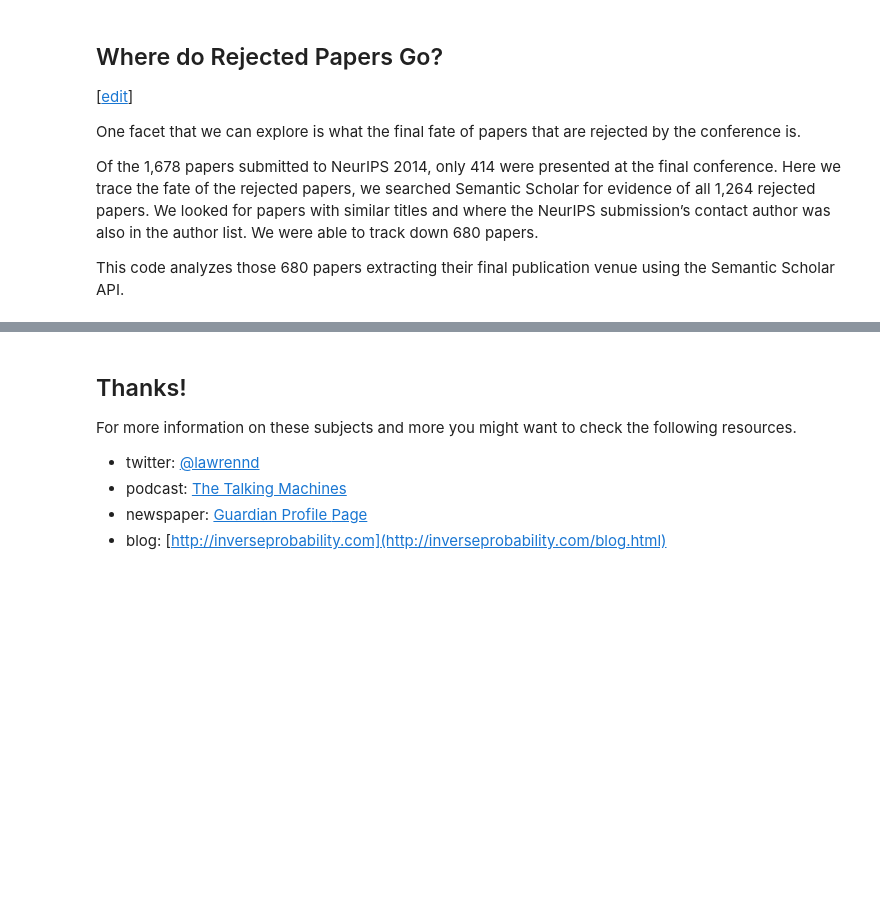
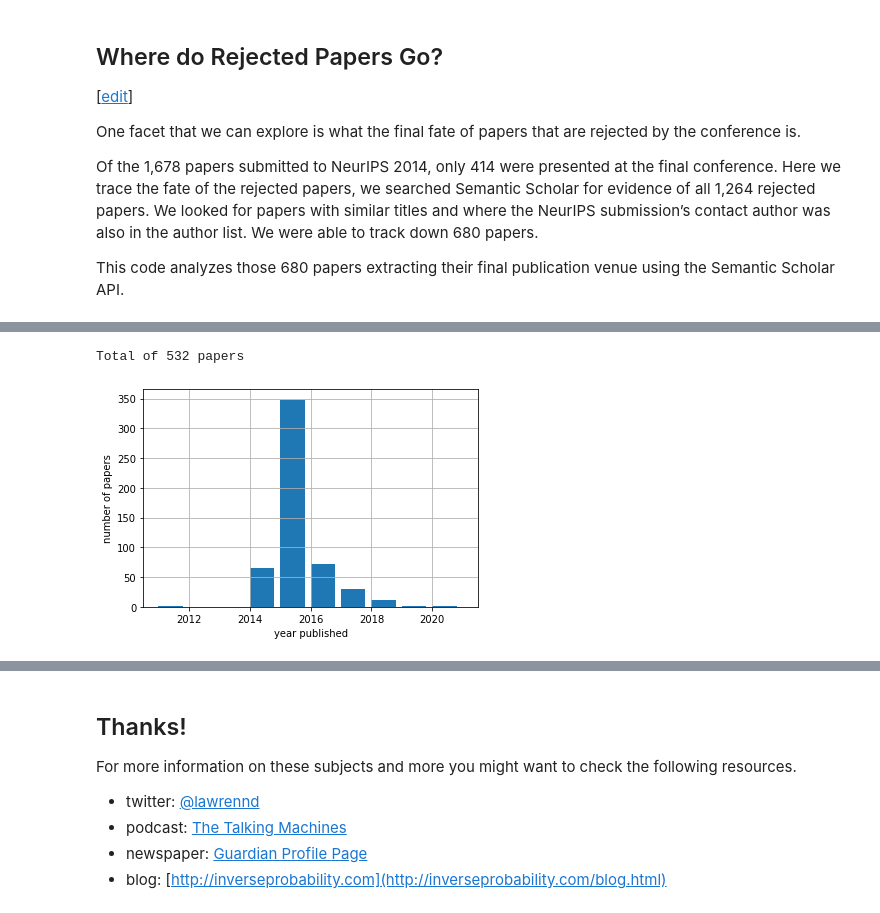
Before and after one commit to lawrennd/neurips2014, a Jupyter notebook: notebooks/where-do-rejected-papers-go.ipynb, the cells around one changed output, grey strips where cells are left out. Saved outputs shown, nothing was run; the diff lists cells and outputs as text; code cells hidden in the pictures; blank space fills up the shorter version.

Commit message:
Update rejected papers analysis to give a histogram of the year of rejects.

```diff
--- a/notebooks/where-do-rejected-papers-go.ipynb
+++ b/notebooks/where-do-rejected-papers-go.ipynb
@@ -110,3 +94,17 @@ up is shown below.
+# %%
+filter = (
+    (joindf['Status']=='Reject')
+    & (pd.notna(joindf['venue']))
+    & (joindf['venue']!="ArXiv")
+      )
+count = filter.sum()
+print(f"Total of {count} papers")
+ax = joindf[filter].year.hist(width=0.8)
+ax.set_ylabel("number of papers")
+_ = ax.set_xlabel("year published")
+# %% [output]
+Total of 532 papers
+[figure, added]
 # %%
 import plotly.graph_objects as go
 # %%
```
Also changed, not shown: parts of 4 cells of this notebook, 1 other file.
